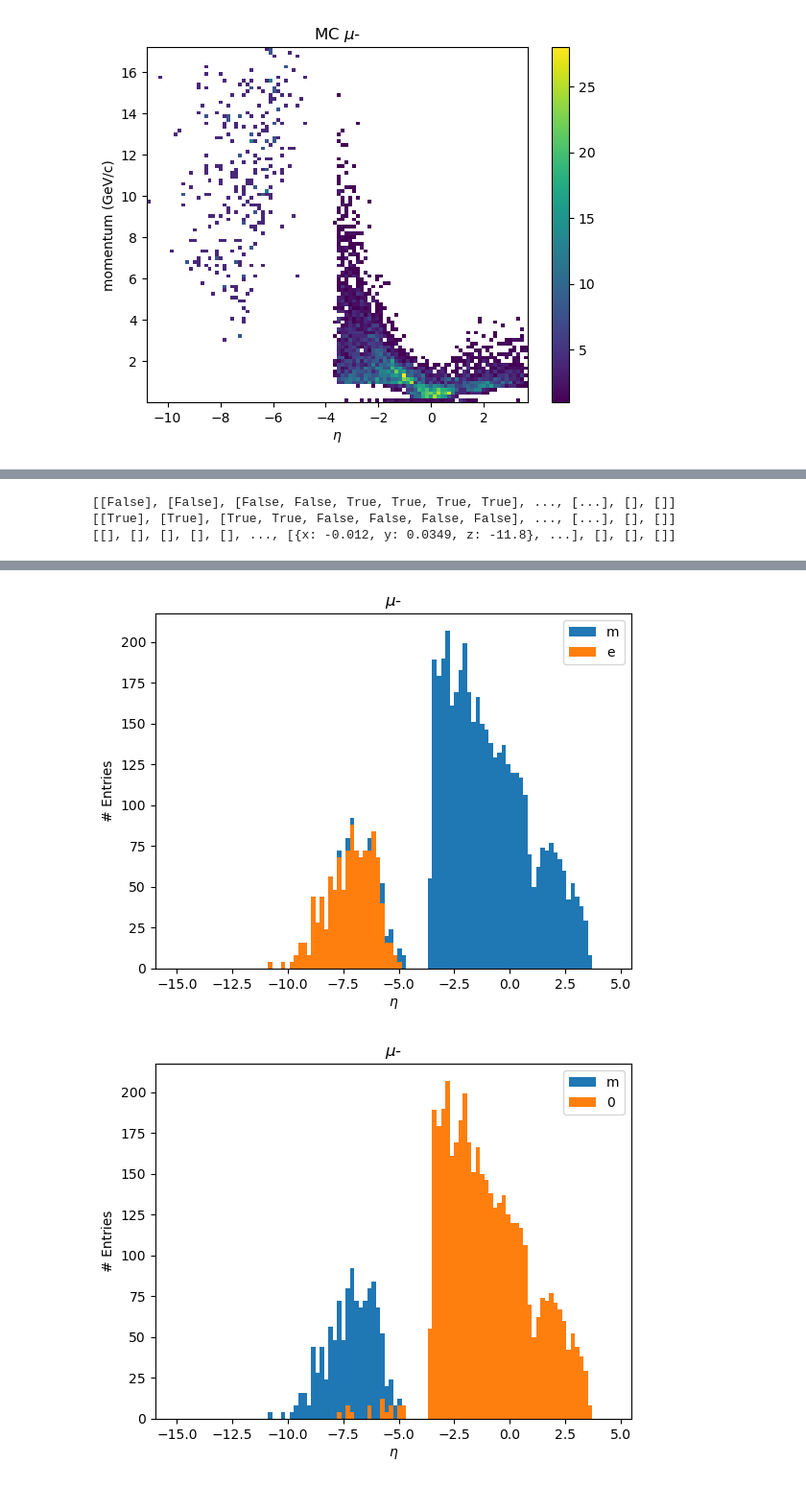
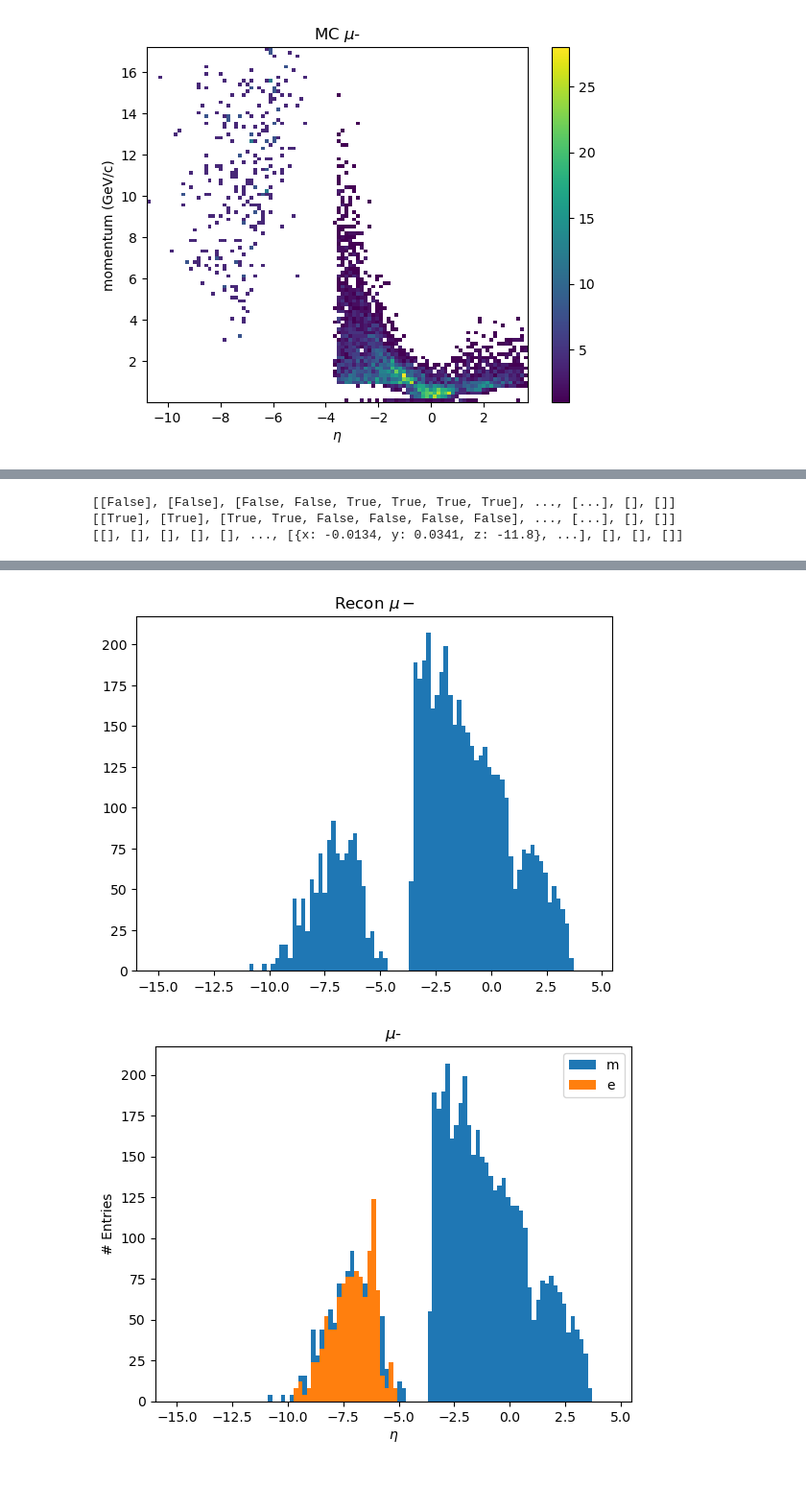
Before and after one commit to NebinGeorge/003-hsf-india-202510-NebinGeorge, a Jupyter notebook: MuonID_Setup1.ipynb, the cells around one changed output, grey strips where cells are left out. Shown at 96% size. Saved outputs shown, nothing was run; the diff lists cells and outputs as text; code cells hidden in the pictures.

Commit message:
muon3

```diff
--- a/MuonID_Setup1.ipynb
+++ b/MuonID_Setup1.ipynb
@@ -731,15 +731,15 @@ plt.title("Reco $\mu$-")
 # %%
 dummy_electron = (branches["ReconstructedParticles.PDG"][RecID] == 11)
 
-sel_px_n_e = branchesmc["MCParticles.momentum.x"][SimID][BoolMuons & dummy_electron]
-sel_py_n_e = branchesmc["MCParticles.momentum.y"][SimID][BoolMuons & dummy_electron]
-sel_pz_n_e = branchesmc["MCParticles.momentum.z"][SimID][BoolMuons & dummy_electron]
+sel_px_n_e = branches["ReconstructedParticles.momentum.x"][RecID][BoolMuons & dummy_electron]
+sel_py_n_e = branches["ReconstructedParticles.momentum.y"][RecID][BoolMuons & dummy_electron]
+sel_pz_n_e = branches["ReconstructedParticles.momentum.z"][RecID][BoolMuons & dummy_electron]
 print (dummy_electron)
 
 dummy_0 = (branches["ReconstructedParticles.PDG"][RecID] == 0)
-sel_px_n_0 = branchesmc["MCParticles.momentum.x"][SimID][BoolMuons & dummy_0]
-sel_py_n_0 = branchesmc["MCParticles.momentum.y"][SimID][BoolMuons & dummy_0]
-sel_pz_n_0 = branchesmc["MCParticles.momentum.z"][SimID][BoolMuons & dummy_0]
+sel_px_n_0 = branches["ReconstructedParticles.momentum.x"][RecID][BoolMuons & dummy_0]
+sel_py_n_0 = branches["ReconstructedParticles.momentum.y"][RecID][BoolMuons & dummy_0]
+sel_pz_n_0 = branches["ReconstructedParticles.momentum.z"][RecID][BoolMuons & dummy_0]
 print (dummy_0)
 # sel_px_p_e = [mom][SimID][BoolMuons_p]
 # print (sel_px_p_e)
@@ -767,6 +767,9 @@ plt.show()
 # plt.show()
 # plt.title("MC $\mu$+")
 plt.hist(ak.flatten(mom_vec_n.eta), bins = 100, range = (-15,4.5))
+plt.title("Recon $\mu-$")
+plt.show()
+plt.hist(ak.flatten(mom_vec_n.eta), bins = 100, range = (-15,4.5))
 plt.hist(ak.flatten(mom_vec_n_e.eta), bins = 100, range = (-15,4.5))
 # plt.hist(ak.flatten(mom_vec.eta), bins = 100)
 plt.xlabel('$\eta$')
@@ -788,4 +791,4 @@ plt.show()
 # %% [output]
 [[False], [False], [False, False, True, True, True, True], ..., [...], [], []]
 [[True], [True], [True, True, False, False, False, False], ..., [...], [], []]
-[[], [], [], [], [], ..., [{x: -0.012, y: 0.0349, z: -11.8}, ...], [], [], []]
+[[], [], [], [], [], ..., [{x: -0.0134, y: 0.0341, z: -11.8}, ...], [], [], []]
@@ -793,2 +796,2 @@ plt.show()
-[figure, old version]
+[figure, new version]
-[figure, old version]
+[figure, new version]
```
Also changed, not shown: parts of 4 cells of this notebook.
